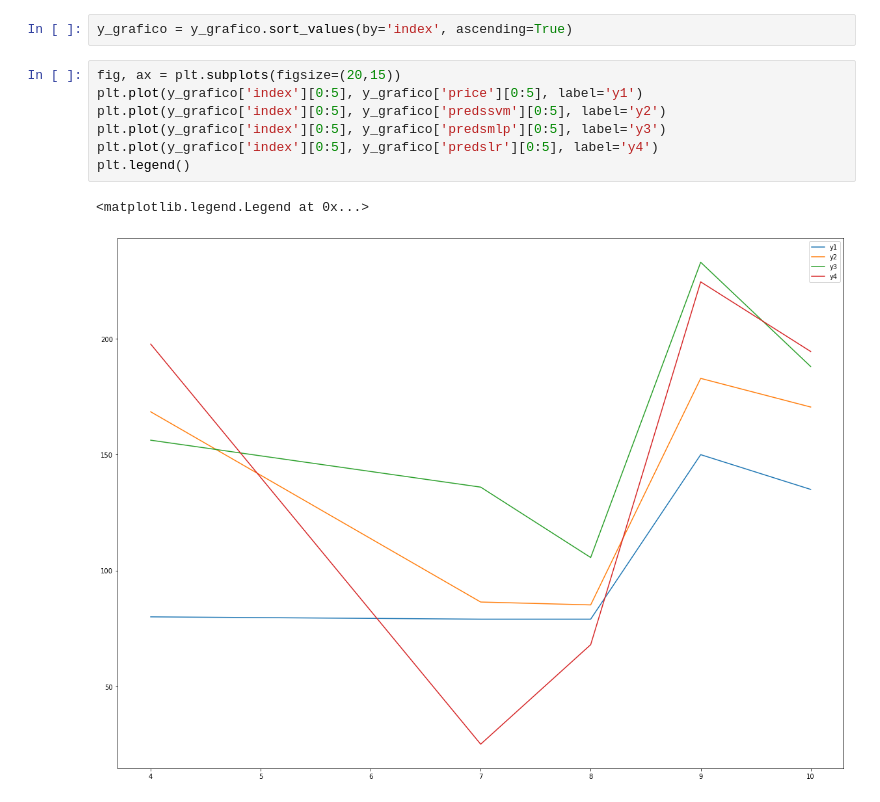
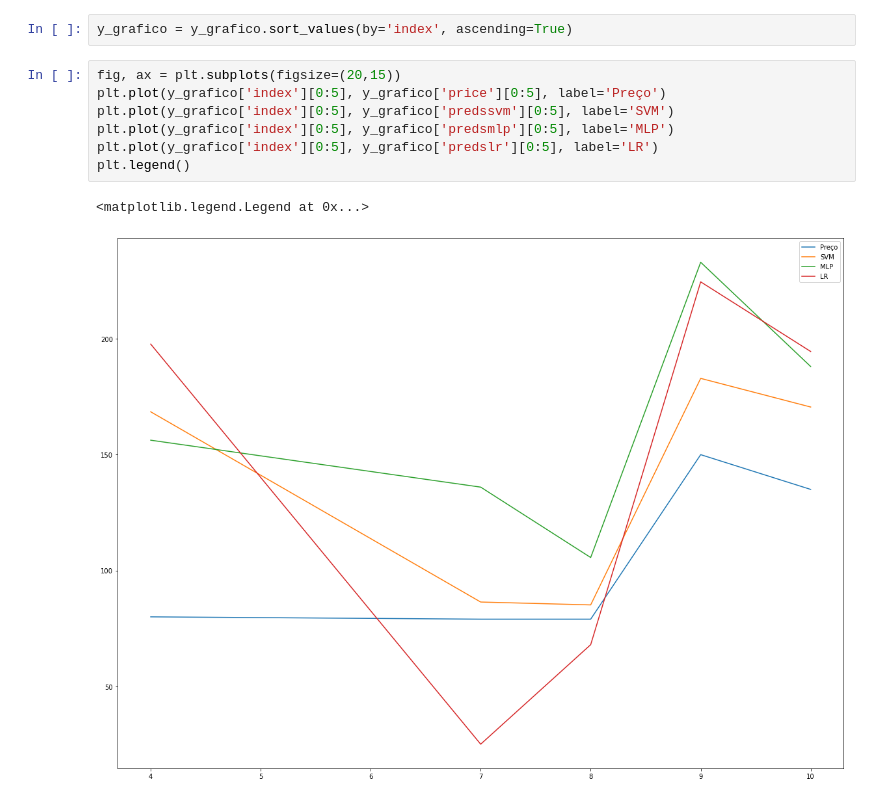
Before and after one commit to ReneBCurcio/Projetos_de_Data_Science, a Jupyter notebook: Airbnb_NYC.ipynb, the cells around one changed output. Drawn from its saved outputs; the diff is of its cells as text.

```diff
--- a/Airbnb_NYC.ipynb
+++ b/Airbnb_NYC.ipynb
@@ -302,11 +302,11 @@ y_grafico
 y_grafico = y_grafico.sort_values(by='index', ascending=True)
 # %%
 fig, ax = plt.subplots(figsize=(20,15))
-plt.plot(y_grafico['index'][0:5], y_grafico['price'][0:5], label='y1')
-plt.plot(y_grafico['index'][0:5], y_grafico['predssvm'][0:5], label='y2')
-plt.plot(y_grafico['index'][0:5], y_grafico['predsmlp'][0:5], label='y3')
-plt.plot(y_grafico['index'][0:5], y_grafico['predslr'][0:5], label='y4')
+plt.plot(y_grafico['index'][0:5], y_grafico['price'][0:5], label='Preço')
+plt.plot(y_grafico['index'][0:5], y_grafico['predssvm'][0:5], label='SVM')
+plt.plot(y_grafico['index'][0:5], y_grafico['predsmlp'][0:5], label='MLP')
+plt.plot(y_grafico['index'][0:5], y_grafico['predslr'][0:5], label='LR')
 plt.legend()
 # %% [output]
 <matplotlib.legend.Legend at 0x...>
-[figure, old version]
+[figure, new version]
```
Also changed, not shown: parts of 1 cell of this notebook.
